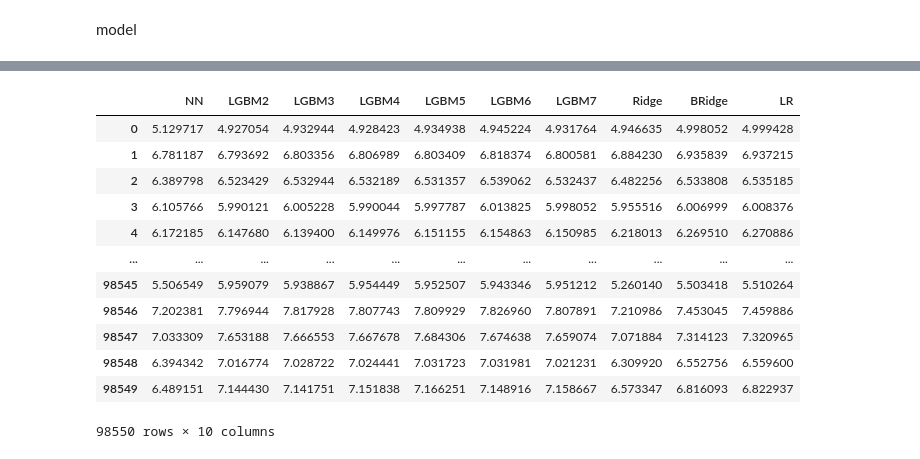
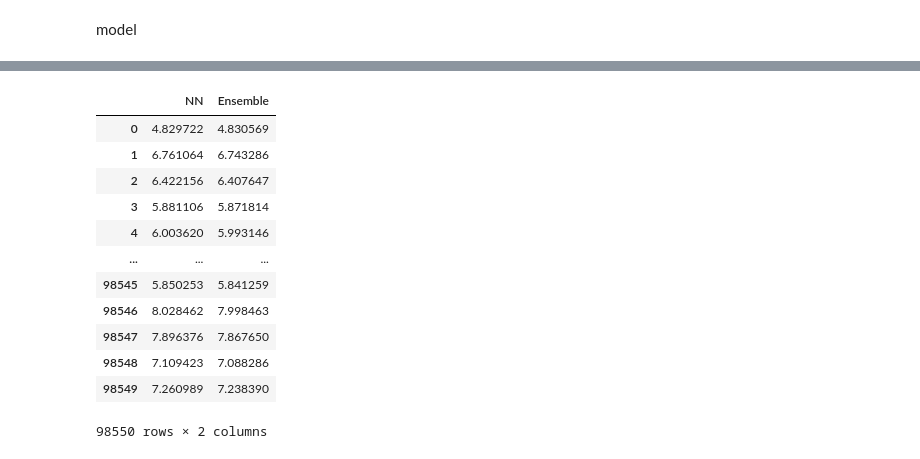
Before and after one commit to fyenne/kaggle_toolbox, a Jupyter notebook: pgs51/s51_samo.ipynb, the cells around one changed output, grey strips where cells are left out. Saved outputs shown, nothing was run; the diff lists cells and outputs as text; code cells hidden in the pictures.

```diff
--- a/pgs51/s51_samo.ipynb
+++ b/pgs51/s51_samo.ipynb
@@ -103,9 +103,9 @@ import plotly.graph_objects as go
 
 warnings.filterwarnings("ignore", category=FutureWarning, module="seaborn._oldcore")
 
-model_round_ = 4
 # os.listdir()
 class Config:
+    model_round_ = 5
     state = 52943
     n_splits = 5
     early_stop = 200
@@ -1388,0 +1624,20 @@ InvalidParameterError: The 'early_stopping' parameter of HistGradientBoostingReg
+# %%
+Config.model_round_ = 5
+try:
+    os.listdir(f'./submission_0/submissions_{Config.model_round_}')
+except:
+    os.makedirs(f'./submission_0/submissions_{Config.model_round_}')
+try:
+    model = Model(X, X_enc, y, test, test_enc, models)
+    TEST_preds = model.train()
+    submission = Config.submission
+    submission[Config.target] = np.round(np.clip(1.0*np.expm1(TEST_preds['Ensemble'].values), 0, 6000))
+    submission['pred_ensemble'] = TEST_preds['Ensemble'].values
+    submission.to_csv(f'./submission_0/submissions_{Config.model_round_}/submission.csv', index=False)
+    # model.TEST_preds.to_csv(f'./submission_0/submissions_{Config.model_round_}/submission_allmodel.csv', index=False)
+
+except Exception as e:
+    from samoyan_pack.messenger1 import messenger1
+    messenger1("s51 err: " + str(e))
+    print(e)
+    raise e
@@ -1389,20 +1719,20 @@ InvalidParameterError: The 'early_stopping' parameter of HistGradientBoostingReg
 # %%
-model.TEST_preds.drop_duplicates()
+model.TEST_preds
 #.to_csv('submission_attention_with_extra_features.csv', index=False)
 # %% [output]
-|  | NN | LGBM2 | LGBM3 | LGBM4 | LGBM5 | LGBM6 | LGBM7 | Ridge | BRidge | LR |
-| 0 | 5.129717 | 4.927054 | 4.932944 | 4.928423 | 4.934938 | 4.945224 | 4.931764 | 4.946635 | 4.998052 | 4.999428 |
-| 1 | 6.781187 | 6.793692 | 6.803356 | 6.806989 | 6.803409 | 6.818374 | 6.800581 | 6.884230 | 6.935839 | 6.937215 |
-| 2 | 6.389798 | 6.523429 | 6.532944 | 6.532189 | 6.531357 | 6.539062 | 6.532437 | 6.482256 | 6.533808 | 6.535185 |
-| 3 | 6.105766 | 5.990121 | 6.005228 | 5.990044 | 5.997787 | 6.013825 | 5.998052 | 5.955516 | 6.006999 | 6.008376 |
-| 4 | 6.172185 | 6.147680 | 6.139400 | 6.149976 | 6.151155 | 6.154863 | 6.150985 | 6.218013 | 6.269510 | 6.270886 |
-| ... | ... | ... | ... | ... | ... | ... | ... | ... | ... | ... |
-| 98545 | 5.506549 | 5.959079 | 5.938867 | 5.954449 | 5.952507 | 5.943346 | 5.951212 | 5.260140 | 5.503418 | 5.510264 |
-| 98546 | 7.202381 | 7.796944 | 7.817928 | 7.807743 | 7.809929 | 7.826960 | 7.807891 | 7.210986 | 7.453045 | 7.459886 |
-| 98547 | 7.033309 | 7.653188 | 7.666553 | 7.667678 | 7.684306 | 7.674638 | 7.659074 | 7.071884 | 7.314123 | 7.320965 |
-| 98548 | 6.394342 | 7.016774 | 7.028722 | 7.024441 | 7.031723 | 7.031981 | 7.021231 | 6.309920 | 6.552756 | 6.559600 |
-| 98549 | 6.489151 | 7.144430 | 7.141751 | 7.151838 | 7.166251 | 7.148916 | 7.158667 | 6.573347 | 6.816093 | 6.822937 |
+|  | NN | Ensemble |
+| 0 | 4.829722 | 4.830569 |
+| 1 | 6.761064 | 6.743286 |
+| 2 | 6.422156 | 6.407647 |
+| 3 | 5.881106 | 5.871814 |
+| 4 | 6.003620 | 5.993146 |
+| ... | ... | ... |
+| 98545 | 5.850253 | 5.841259 |
+| 98546 | 8.028462 | 7.998463 |
+| 98547 | 7.896376 | 7.867650 |
+| 98548 | 7.109423 | 7.088286 |
+| 98549 | 7.260989 | 7.238390 |
-98550 rows × 10 columns
+98550 rows × 2 columns
 # %%
 t.test
 # %%
```
Also changed, not shown: parts of 9 cells of this notebook, 5 other files.
